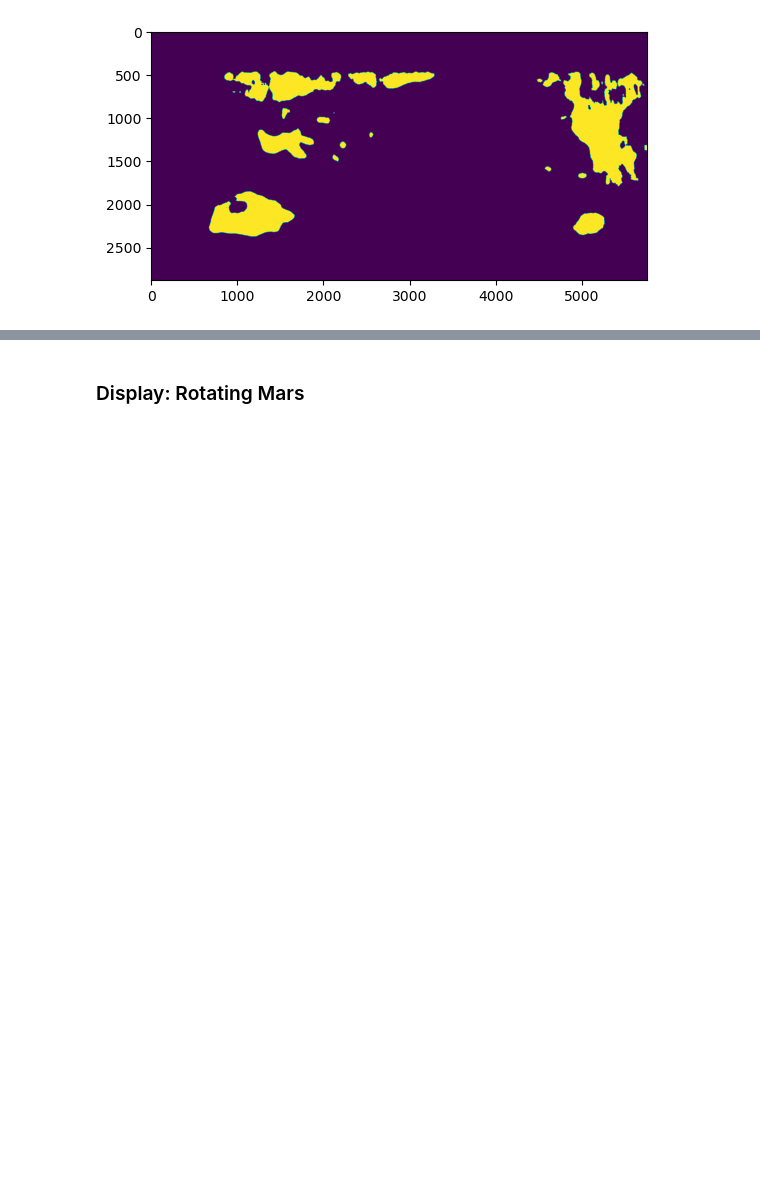
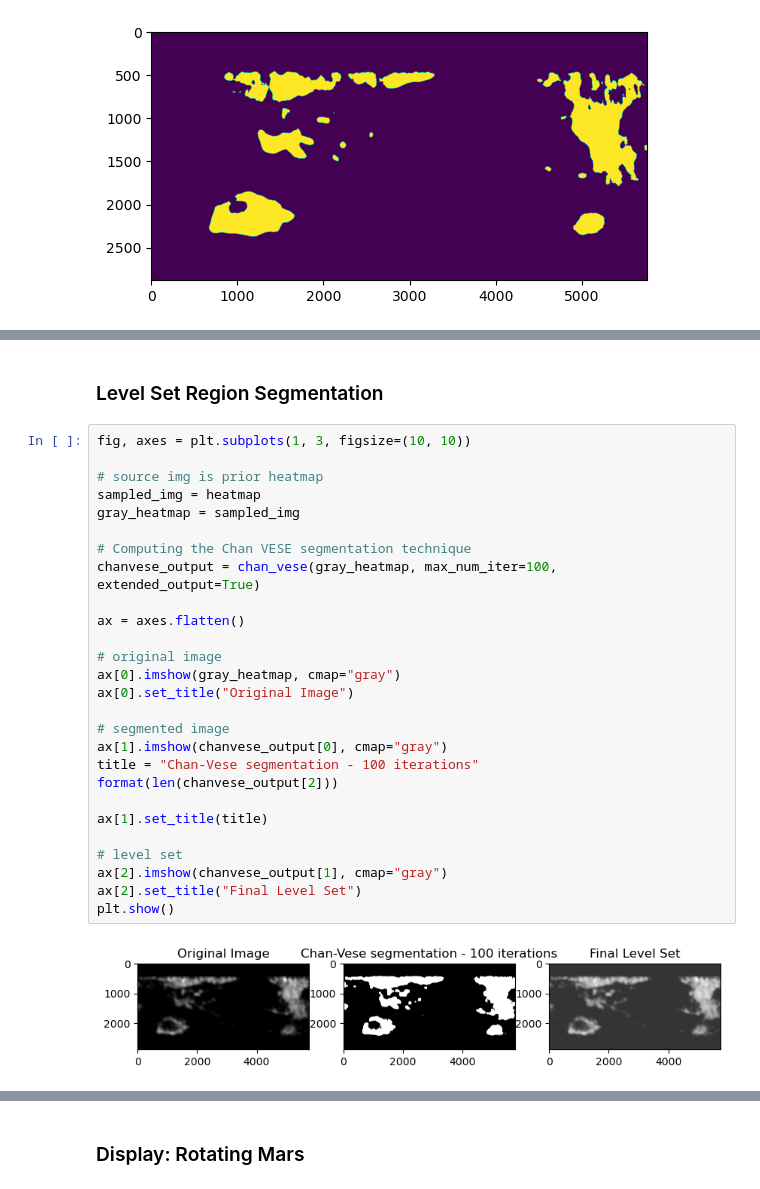
Before and after one commit to hlakams/mars-landing, a Jupyter notebook: Drafting.ipynb, the cells around one changed output, grey strips where cells are left out. Drawn from its saved outputs; the diff is of its cells as text; blank space fills up the shorter version.

Commit message:
chen-vese level set to multipolygonal geometry

```diff
--- a/Drafting.ipynb
+++ b/Drafting.ipynb
@@ -295,0 +298,31 @@ heatmap = fftconvolve(masked_TES, kernel, mode="same")
+# %% [markdown]
+### Level Set Region Segmentation
+# %%
+fig, axes = plt.subplots(1, 3, figsize=(10, 10))
+
+# source img is prior heatmap
+sampled_img = heatmap
+gray_heatmap = sampled_img
+
+# Computing the Chan VESE segmentation technique
+chanvese_output = chan_vese(gray_heatmap, max_num_iter=100, extended_output=True)
+
+ax = axes.flatten()
+
+# original image
+ax[0].imshow(gray_heatmap, cmap="gray")
+ax[0].set_title("Original Image")
+
+# segmented image
+ax[1].imshow(chanvese_output[0], cmap="gray")
+title = "Chan-Vese segmentation - 100 iterations"
+format(len(chanvese_output[2]))
+
+ax[1].set_title(title)
+
+# level set
+ax[2].imshow(chanvese_output[1], cmap="gray")
+ax[2].set_title("Final Level Set")
+plt.show()
+# %% [output]
+[figure, added]
```
Also changed, not shown: parts of 8 cells of this notebook, 1 other file.
